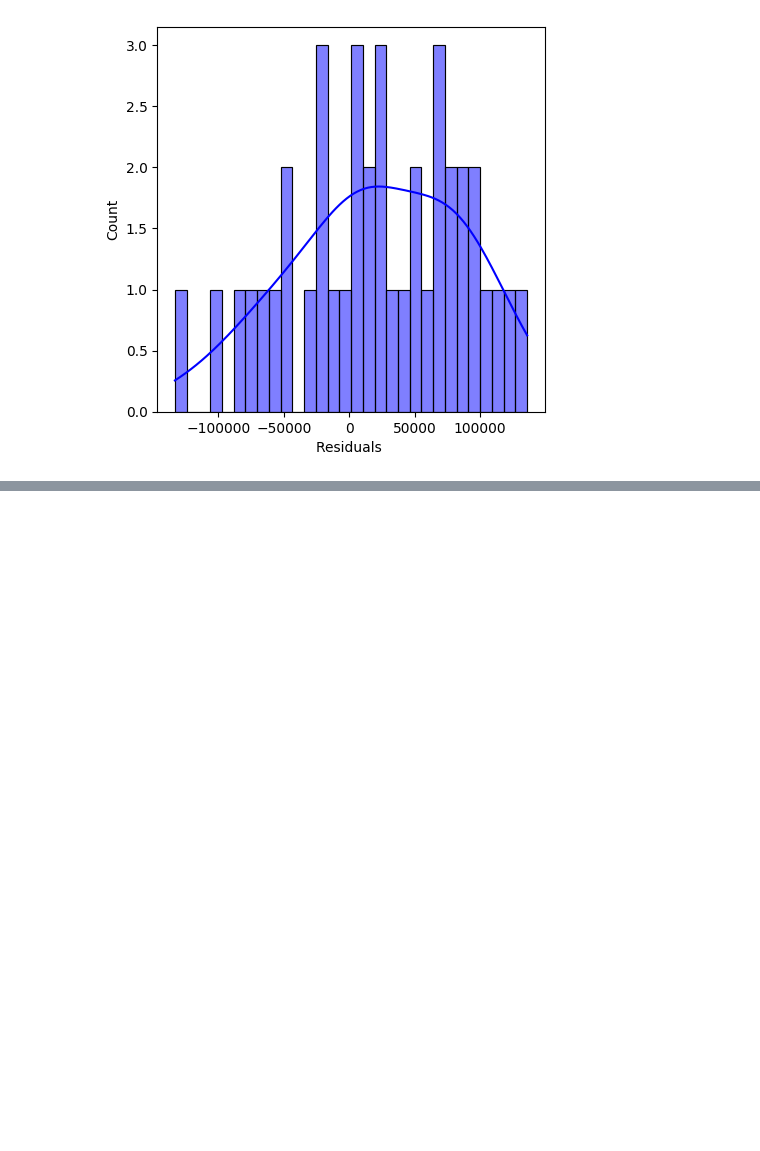
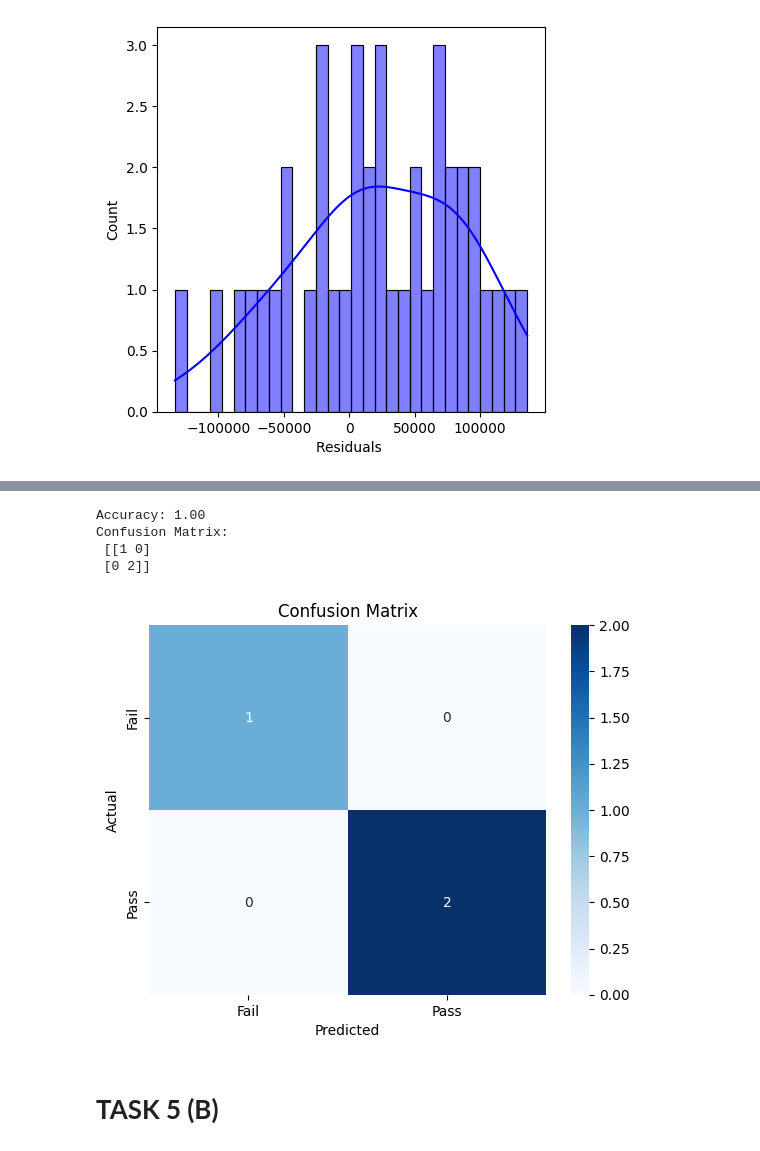
Before and after one commit to Pravallika-02-datascience/Internship, a Jupyter notebook: Mainflowintern.ipynb, the cells around one changed output, grey strips where cells are left out. Drawn from its saved outputs; the diff is of its cells as text; code cells hidden in the pictures; blank space fills up the shorter version.

```diff
--- a/Mainflowintern.ipynb
+++ b/Mainflowintern.ipynb
@@ -679,0 +792,28 @@ plt.show()
+# %%
+from sklearn.metrics import accuracy_score, confusion_matrix
+
+# Predictions
+y_pred = model.predict(X_test)
+
+# Accuracy
+accuracy = accuracy_score(y_test, y_pred)
+print(f"Accuracy: {accuracy:.2f}")
+
+# Confusion Matrix
+cm = confusion_matrix(y_test, y_pred)
+print("Confusion Matrix:\n", cm)
+
+# Optional: Confusion matrix heatmap
+sns.heatmap(cm, annot=True, fmt='d', cmap='Blues', xticklabels=['Fail', 'Pass'], yticklabels=['Fail', 'Pass'])
+plt.xlabel('Predicted')
+plt.ylabel('Actual')
+plt.title('Confusion Matrix')
+plt.show()
+# %% [output]
+Accuracy: 1.00
+Confusion Matrix:
+ [[1 0]
+ [0 2]]
+[figure, added]
+# %% [markdown]
+# **TASK 5 (B)**
```
Also changed, not shown: parts of 11 cells of this notebook.
